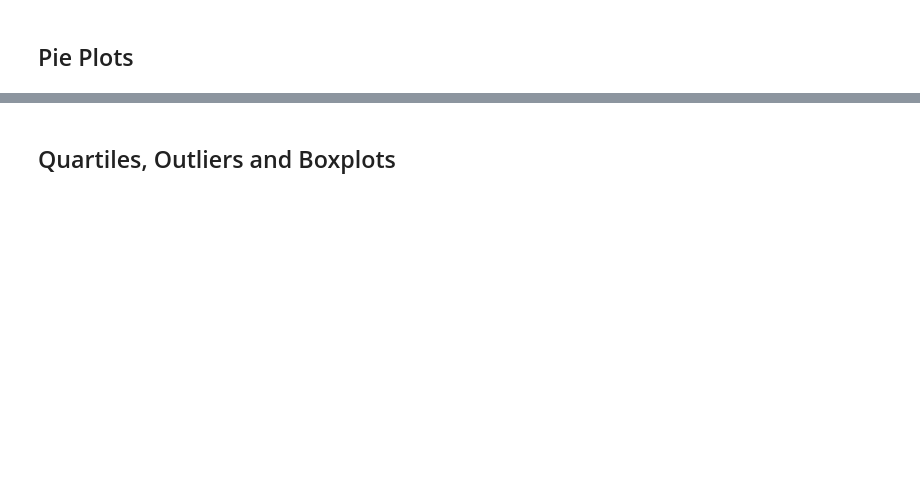
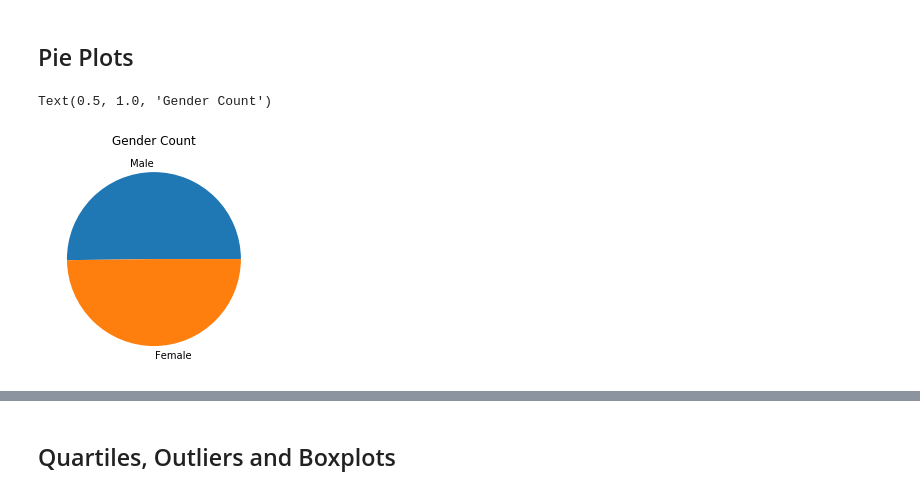
Before and after one commit to akibo1997/Matplotlib-Storytelling, a Jupyter notebook: Pharmaceuticals.ipynb, the cells around one changed output, grey strips where cells are left out. Drawn from its saved outputs; the diff is of its cells as text; code cells hidden in the pictures; blank space fills up the shorter version.

```diff
--- a/Pharmaceuticals.ipynb
+++ b/Pharmaceuticals.ipynb
@@ -94,3 +95,16 @@ sns.catplot(x="Timepoint",kind="count",hue="Drug Regimen",data=combined_data)
 # %% [markdown]
 ## Pie Plots
+# %%
+# Generate a pie plot showing the distribution of female versus male mice using pandas
+# combined_data.groupby('Mouse ID').nunique()
+Gender_lables= ["Male","Female"]
+
+
+Gender_counts_table=combined_data_cleaned.drop_duplicates('Mouse ID')['Sex'].value_counts()
+Gender_counts_table.plot(kind='pie')
+plt.ylabel("")
+plt.title("Gender Count")
+# %% [output]
+Text(0.5, 1.0, 'Gender Count')
+[figure, added]
 # %%
```
Also changed, not shown: parts of 8 cells of this notebook.
